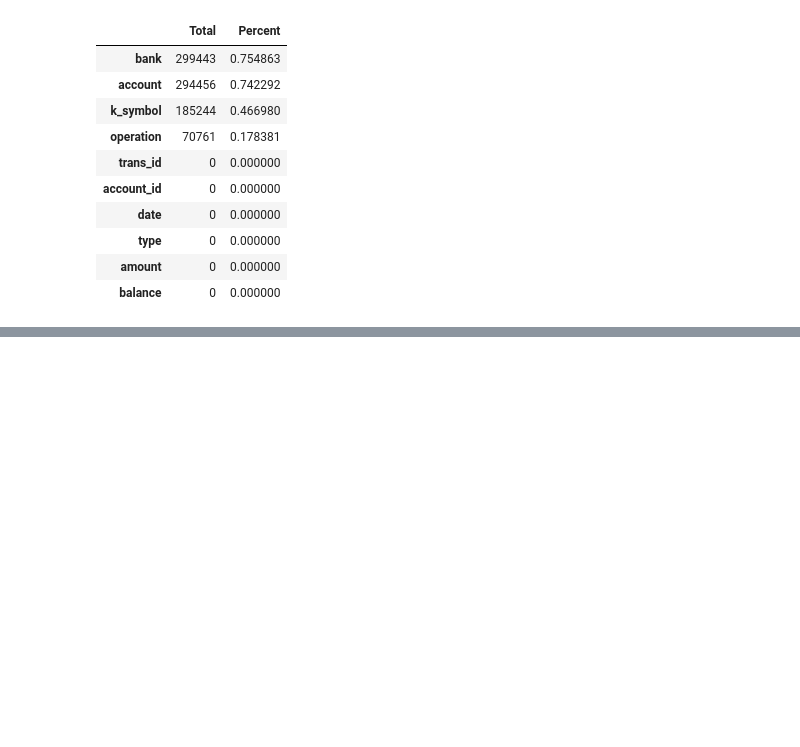
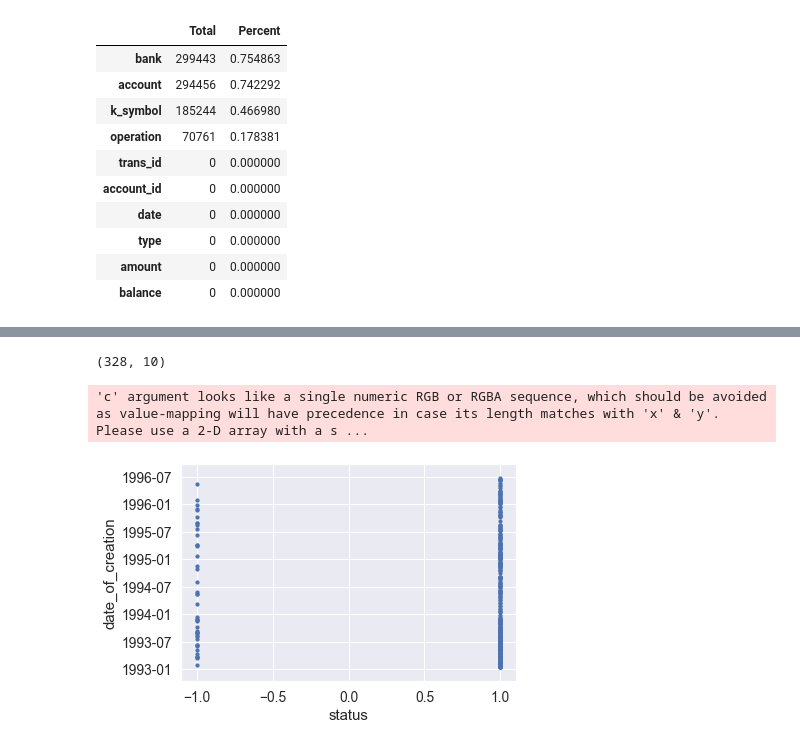
Before and after one commit to dmfrodrigues/feup-ac-proj, a Jupyter notebook: data/Data Exploration.ipynb, the cells around one changed output, grey strips where cells are left out. Saved outputs shown, nothing was run; the diff lists cells and outputs as text; code cells hidden in the pictures; blank space fills up the shorter version.

```diff
--- a/data/Data Exploration.ipynb
+++ b/data/Data Exploration.ipynb
@@ -592,0 +615,3 @@ missing_data.head(20)
+# %%
+df_account = df_account.rename(columns={"date": "date_of_creation"})
+df_account['date_of_creation'] = pd.to_datetime(df_account['date_of_creation'])
@@ -592,0 +622,3 @@ missing_data.head(20)
+# %%
+account_loan = pd.merge(df_account, df_loan_dev)
+account_loan.columns
@@ -592,0 +638,10 @@ missing_data.head(20)
+# %%
+account_loan.shape
+# %% [output]
+(328, 10)
+# %%
+# Scatter plot here? :|
+account_loan.plot.scatter(x = 'status', y = 'date_of_creation', s = 10);
+# %% [output]
+'c' argument looks like a single numeric RGB or RGBA sequence, which should be avoided as value-mapping will have precedence in case its length matches with 'x' & 'y'.  Please use a 2-D array with a s ...
+[figure, added]
```
Also changed, not shown: parts of 29 cells of this notebook, 4 other files.
